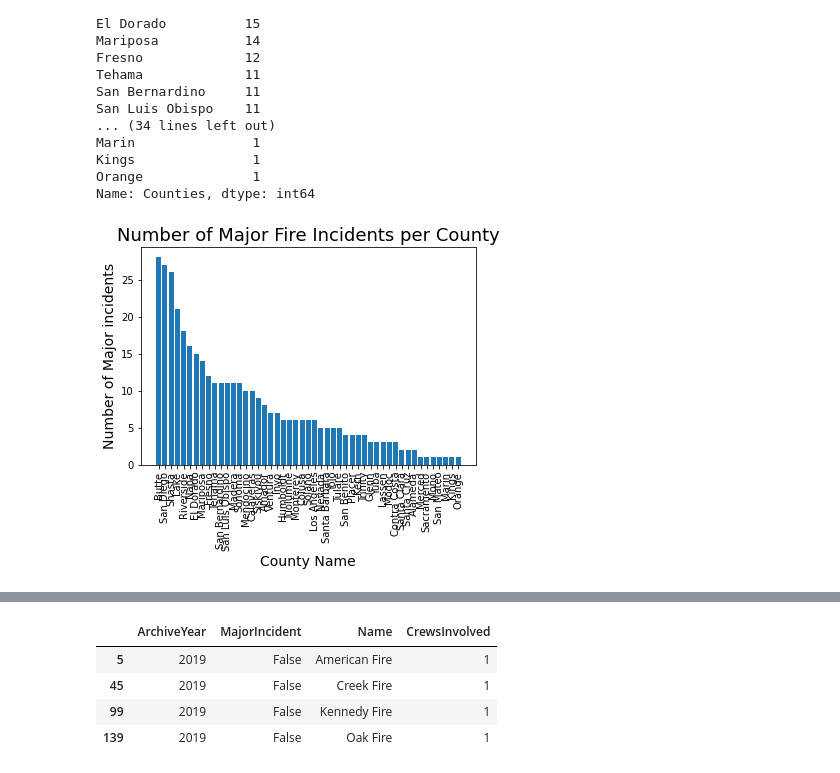
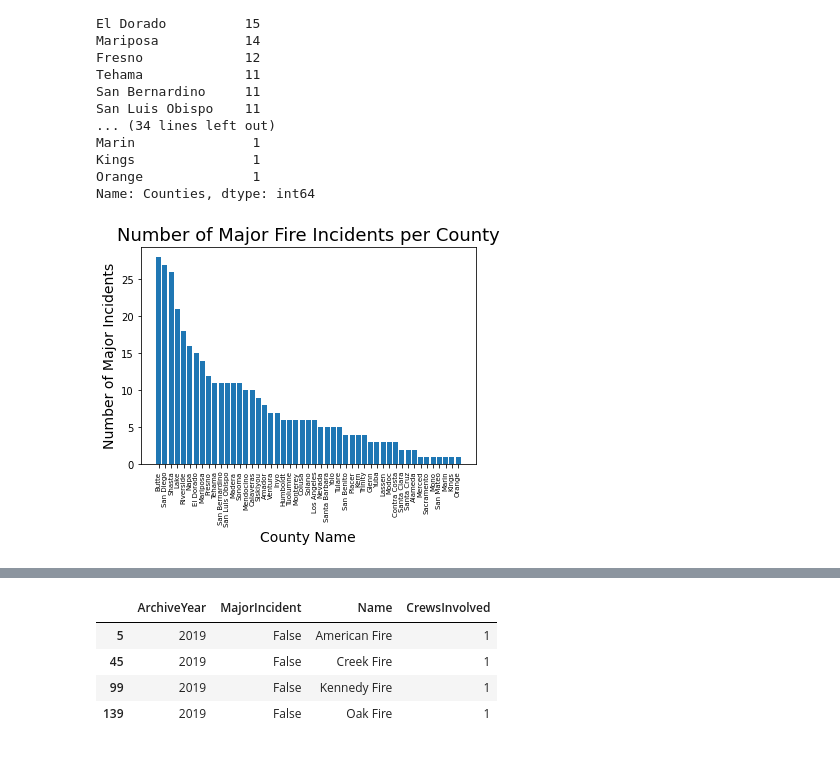
Before and after one commit to jump8621/data-project-I, a Jupyter notebook: main_Lydia.ipynb, the cells around one changed output, grey strips where cells are left out. Saved outputs shown, nothing was run; the diff lists cells and outputs as text; code cells hidden in the pictures.

Commit message:
graphs and sum issue

```diff
--- a/main_Lydia.ipynb
+++ b/main_Lydia.ipynb
@@ -354,12 +419,13 @@ Name: Counties, dtype: int64
 # %%
 plt.bar(major_counties.index.values, major_counties.values)
 
 plt.xlabel("County Name", fontsize=14)
-plt.ylabel("Number of Major incidents", fontsize=14)
+plt.ylabel("Number of Major Incidents", fontsize=14)
 plt.title("Number of Major Fire Incidents per County", fontsize=18)
 
 plt.xticks(rotation=90)
+plt.tick_params(axis='x', which='major', labelsize=7)
 
 plt.show()
 # %% [output]
-[figure, old version]
+[figure, new version]
```
Also changed, not shown: parts of 9 cells of this notebook.
